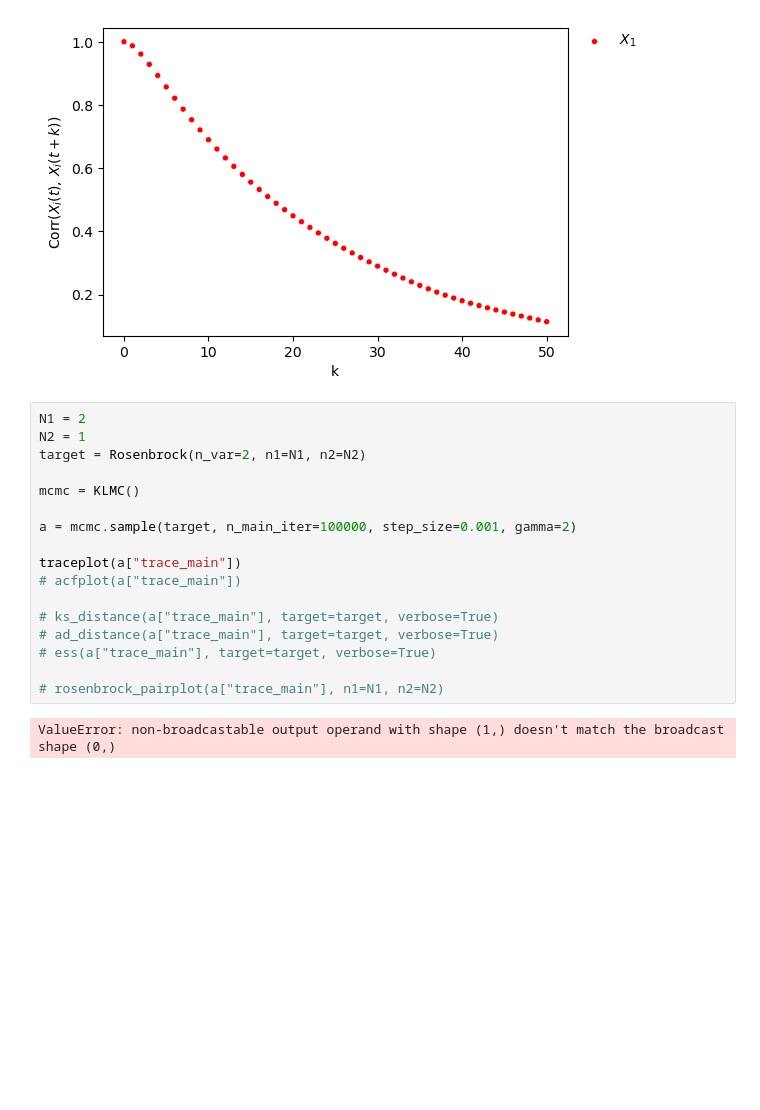
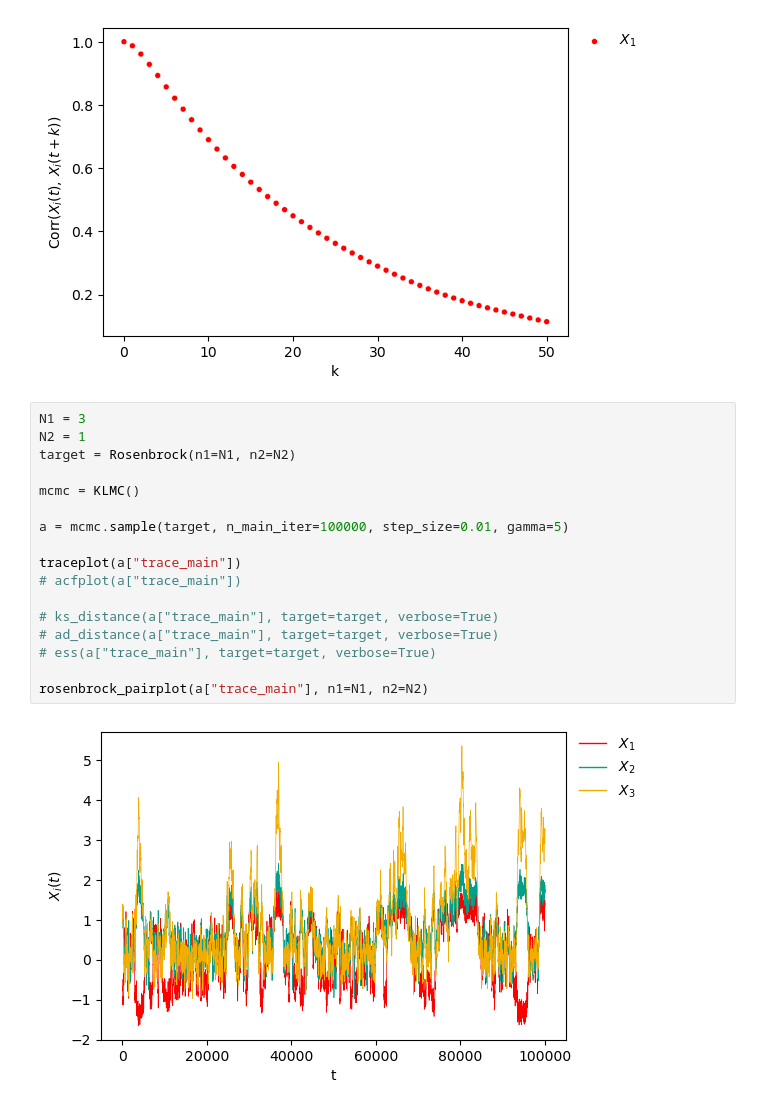
Before and after one commit to bartolomeou/FYP, a Jupyter notebook: kinetic_langevin.ipynb, the cells around one changed output. Saved outputs shown, nothing was run; the diff lists cells and outputs as text; blank space fills up the shorter version.

```diff
--- a/kinetic_langevin.ipynb
+++ b/kinetic_langevin.ipynb
@@ -90,21 +88,21 @@ acfplot(a["trace_main"])
 [figure]
 [figure]
 # %%
-N1 = 2
+N1 = 3
 N2 = 1
-target = Rosenbrock(n_var=2, n1=N1, n2=N2)
+target = Rosenbrock(n1=N1, n2=N2)
 
 mcmc = KLMC()
 
-a = mcmc.sample(target, n_main_iter=100000, step_size=0.001, gamma=2)
+a = mcmc.sample(target, n_main_iter=100000, step_size=0.01, gamma=5)
 
 traceplot(a["trace_main"])
 # acfplot(a["trace_main"])
 
 # ks_distance(a["trace_main"], target=target, verbose=True)
 # ad_distance(a["trace_main"], target=target, verbose=True)
 # ess(a["trace_main"], target=target, verbose=True)
 
-# rosenbrock_pairplot(a["trace_main"], n1=N1, n2=N2)
+rosenbrock_pairplot(a["trace_main"], n1=N1, n2=N2)
 # %% [output]
-ValueError: non-broadcastable output operand with shape (1,) doesn't match the broadcast shape (0,)
+[figure, added]
```
Also changed, not shown: parts of 2 cells of this notebook, 6 other files.
